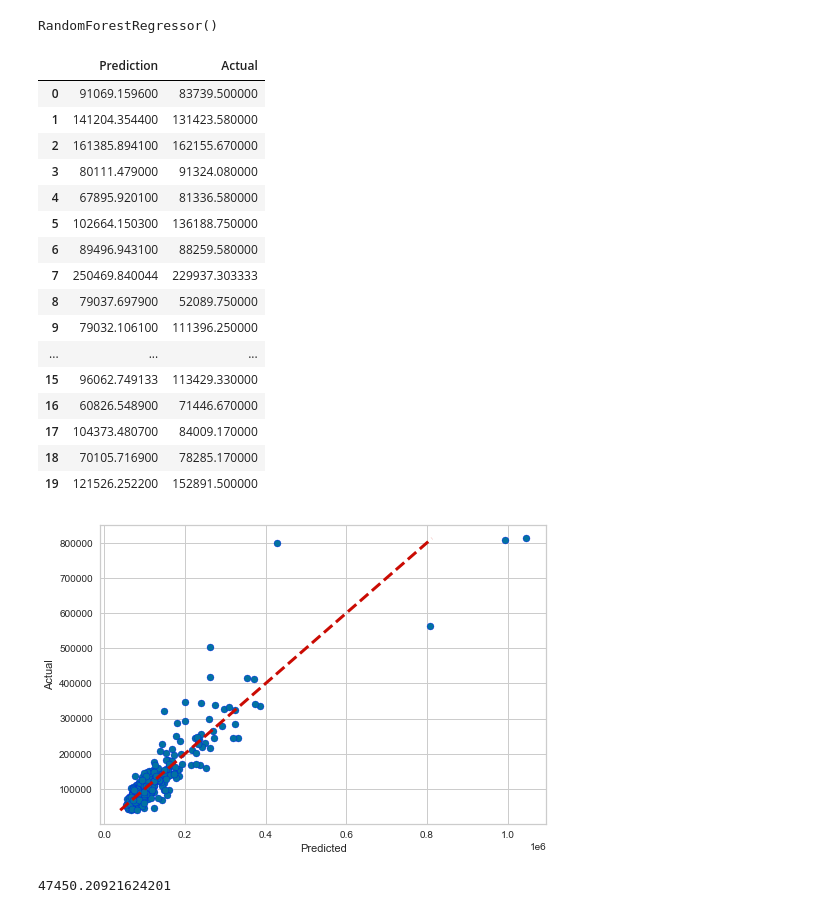
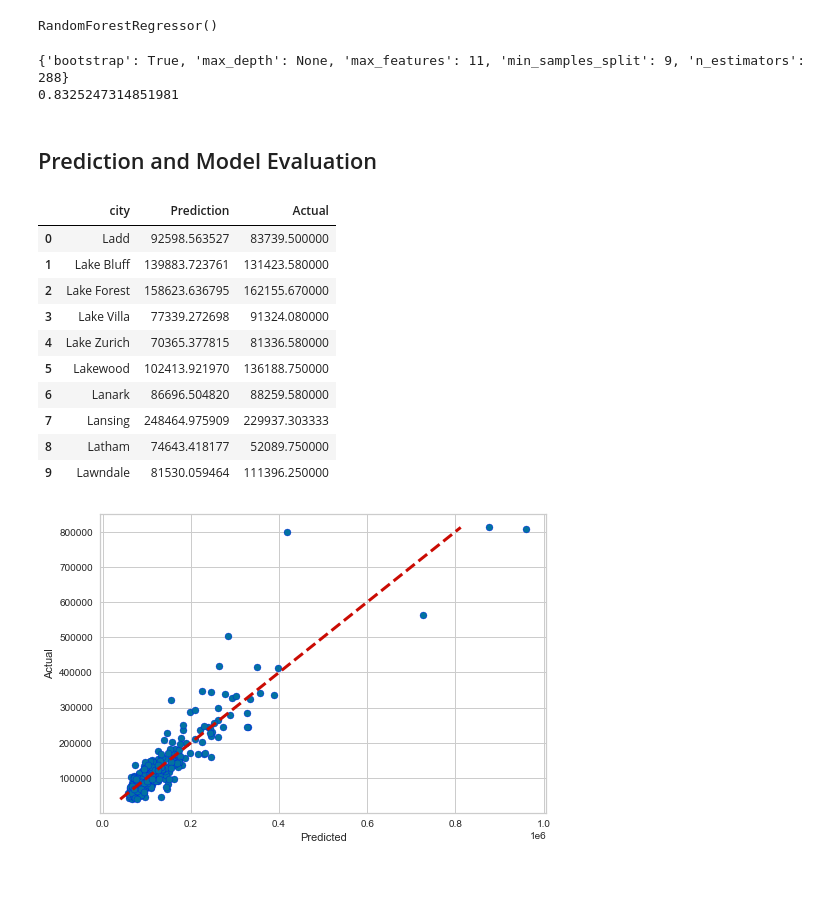
Before and after one commit to sonjaynicolay/Final_Project, a Jupyter notebook: Housing_ML.ipynb, the cells around one changed output. Cells and saved outputs as stored; diff of their text form; code cells hidden in the pictures; blank space fills up the shorter version.

```diff
--- a/Housing_ML.ipynb
+++ b/Housing_ML.ipynb
@@ -161,0 +164,8 @@ plt.show()
+# %%
+model_4 = Ridge()
+model_4.fit(X_train,y_train)
+predictions = model_4.predict(X_test)
+
+print(" MAE", mean_absolute_error(y_test,predictions))
+print(" RMSE", sqrt(mean_squared_error(y_test,predictions)))
+print(" R2", r2_score(y_test, predictions))
@@ -172,47 +214,55 @@ X_test = sc.transform(X_test)
 # %%
 ## Train the model
-model_1 = RandomForestRegressor()
-model_1.fit(X_train, y_train)
+model = RandomForestRegressor()
+model.fit(X_train, y_train)
 # %% [output]
 RandomForestRegressor()
+# %%
+# Search for the best params
+param_dist = {"max_depth": [3, None],
+              "max_features": sp_randint(1, X_train.shape[1]),
+              "min_samples_split": sp_randint(2, 11),
+              "bootstrap": [True, False],
+              "n_estimators": sp_randint(100, 500)}
+
+random_search = RandomizedSearchCV(model, param_distributions=param_dist,
+                                   n_iter=10, cv=5, iid=False, random_state=42)
+best_model = random_search.fit(X_train, y_train)
+print(random_search.best_params_)
+
+y_preds = best_model.predict(X_test)
+print(r2_score(y_test, y_preds))
+# %% [output]
+{'bootstrap': True, 'max_depth': None, 'max_features': 11, 'min_samples_split': 9, 'n_estimators': 288}
+0.8325247314851981
+# %% [markdown]
+## Prediction and Model Evaluation
 # %%
 # Predict
-y_pred = model_1.predict(X_test)
+y_preds = random_search.predict(X_test)
 # %%
-results = pd.DataFrame({"Prediction": y_pred, "Actual": y_test}).reset_index(drop=True)
-results.head(20)
+results = pd.DataFrame({"Prediction": y_preds, "Actual": y_test}).reset_index(drop=True)
+results_df = pd.concat([df.city, results], axis=1)
+results_df.head(10)
 # %% [output]
-|  | Prediction | Actual |
-| 0 | 91069.159600 | 83739.500000 |
-| 1 | 141204.354400 | 131423.580000 |
-| 2 | 161385.894100 | 162155.670000 |
-| 3 | 80111.479000 | 91324.080000 |
-| 4 | 67895.920100 | 81336.580000 |
-| 5 | 102664.150300 | 136188.750000 |
-| 6 | 89496.943100 | 88259.580000 |
-| 7 | 250469.840044 | 229937.303333 |
-| 8 | 79037.697900 | 52089.750000 |
-| 9 | 79032.106100 | 111396.250000 |
-| ... | ... | ... |
-| 15 | 96062.749133 | 113429.330000 |
-| 16 | 60826.548900 | 71446.670000 |
-| 17 | 104373.480700 | 84009.170000 |
-| 18 | 70105.716900 | 78285.170000 |
-| 19 | 121526.252200 | 152891.500000 |
+|  | city | Prediction | Actual |
+| 0 | Ladd | 92598.563527 | 83739.500000 |
+| 1 | Lake Bluff | 139883.723761 | 131423.580000 |
+| 2 | Lake Forest | 158623.636795 | 162155.670000 |
+| 3 | Lake Villa | 77339.272698 | 91324.080000 |
+| 4 | Lake Zurich | 70365.377815 | 81336.580000 |
+| 5 | Lakewood | 102413.921970 | 136188.750000 |
+| 6 | Lanark | 86696.504820 | 88259.580000 |
+| 7 | Lansing | 248464.975909 | 229937.303333 |
+| 8 | Latham | 74643.418177 | 52089.750000 |
+| 9 | Lawndale | 81530.059464 | 111396.250000 |
 # %%
 fig, ax = plt.subplots()
-ax.scatter(y_pred, y_test, edgecolors=(0, 0, 1))
+ax.scatter(y_preds, y_test, edgecolors=(0, 0, 1))
 ax.plot([y_test.min(), y_test.max()], [y_test.min(), y_test.max()], 'r--', lw=3)
 ax.set_xlabel('Predicted')
 ax.set_ylabel('Actual')
 plt.show()
 # %% [output]
-[figure, old version]
+[figure, new version]
-# %%
-# Evaluate the model
-mse = mean_squared_error(y_test,y_pred)
-rmse = np.sqrt(mse)
-rmse
-# %% [output]
-47450.20921624201
 # %%
```
Also changed, not shown: parts of 23 cells of this notebook, 1 other file.
